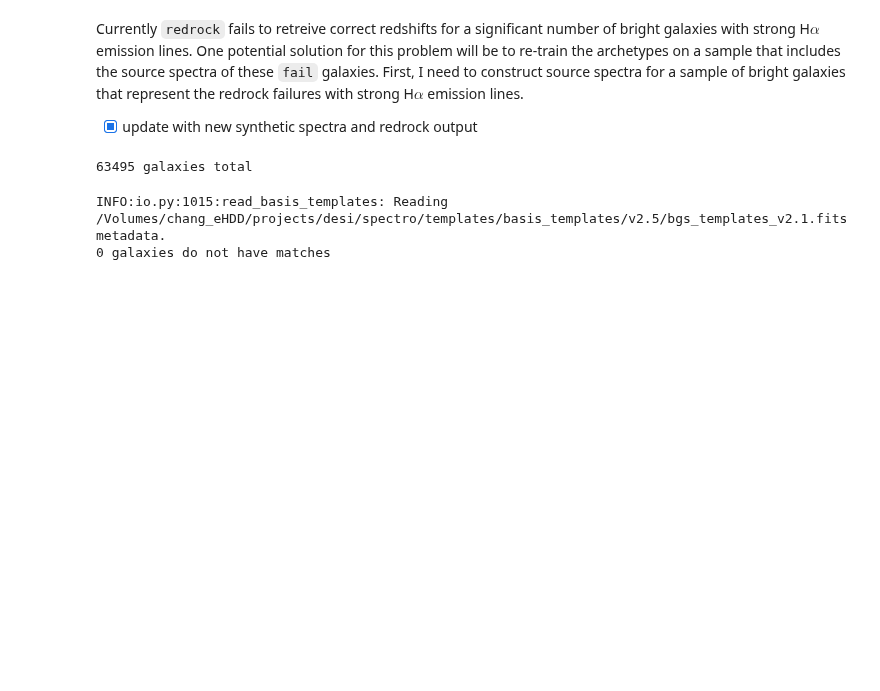
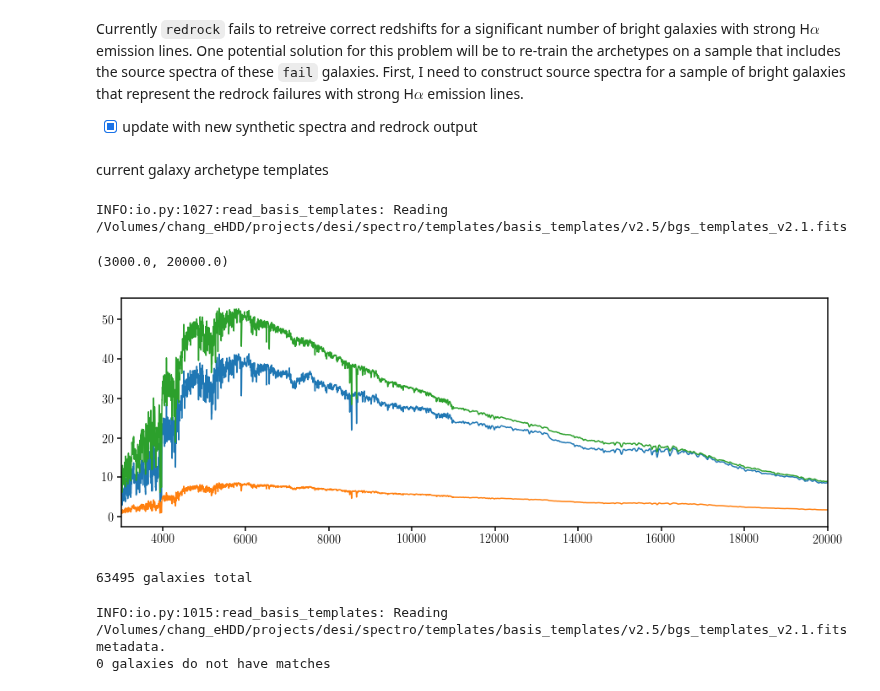
Before and after one commit to desi-bgs/feasiBGS, a Jupyter notebook: notebook/local_spectra_archetype.ipynb, the cells around one changed output. Cells and saved outputs as stored; diff of their text form; code cells hidden in the pictures; blank space fills up the shorter version.

```diff
--- a/notebook/local_spectra_archetype.ipynb
+++ b/notebook/local_spectra_archetype.ipynb
@@ -24,6 +26,21 @@ mpl.rcParams['ytick.major.size'] = 5
 mpl.rcParams['ytick.major.width'] = 1.5
 mpl.rcParams['legend.frameon'] = False
 %matplotlib inline
+# %% [markdown]
+current galaxy archetype templates
+# %%
+f_bgs, w_bgs, _ = BGS().make_templates(10,restframe=True,nocolorcuts=True,seed=1234)
+# %% [output]
+INFO:io.py:1027:read_basis_templates: Reading /Volumes/chang_eHDD/projects/desi/spectro/templates/basis_templates/v2.5/bgs_templates_v2.1.fits
+# %%
+fig = plt.figure(figsize=(15,5))
+sub = fig.add_subplot(111)
+for i in range(3):
+    sub.plot(w_bgs, f_bgs[i])
+sub.set_xlim([3e3, 2e4])
+# %% [output]
+(3000.0, 20000.0)
+[figure, added]
 # %%
 # read in GAMA-Legacy catalog
 cata = Cat.GamaLegacy()
```
Also changed, not shown: parts of 6 cells of this notebook, 1 other file.
